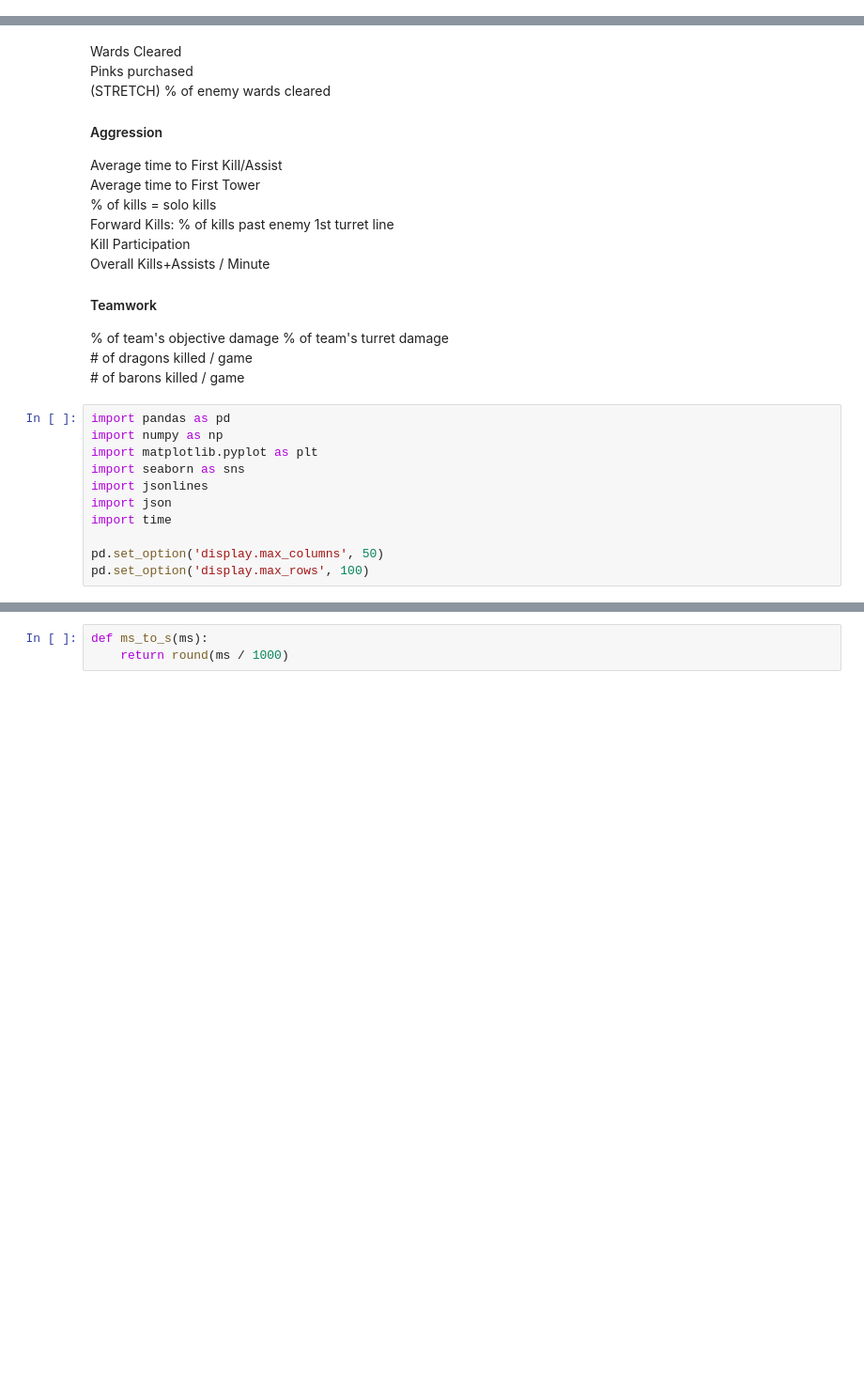
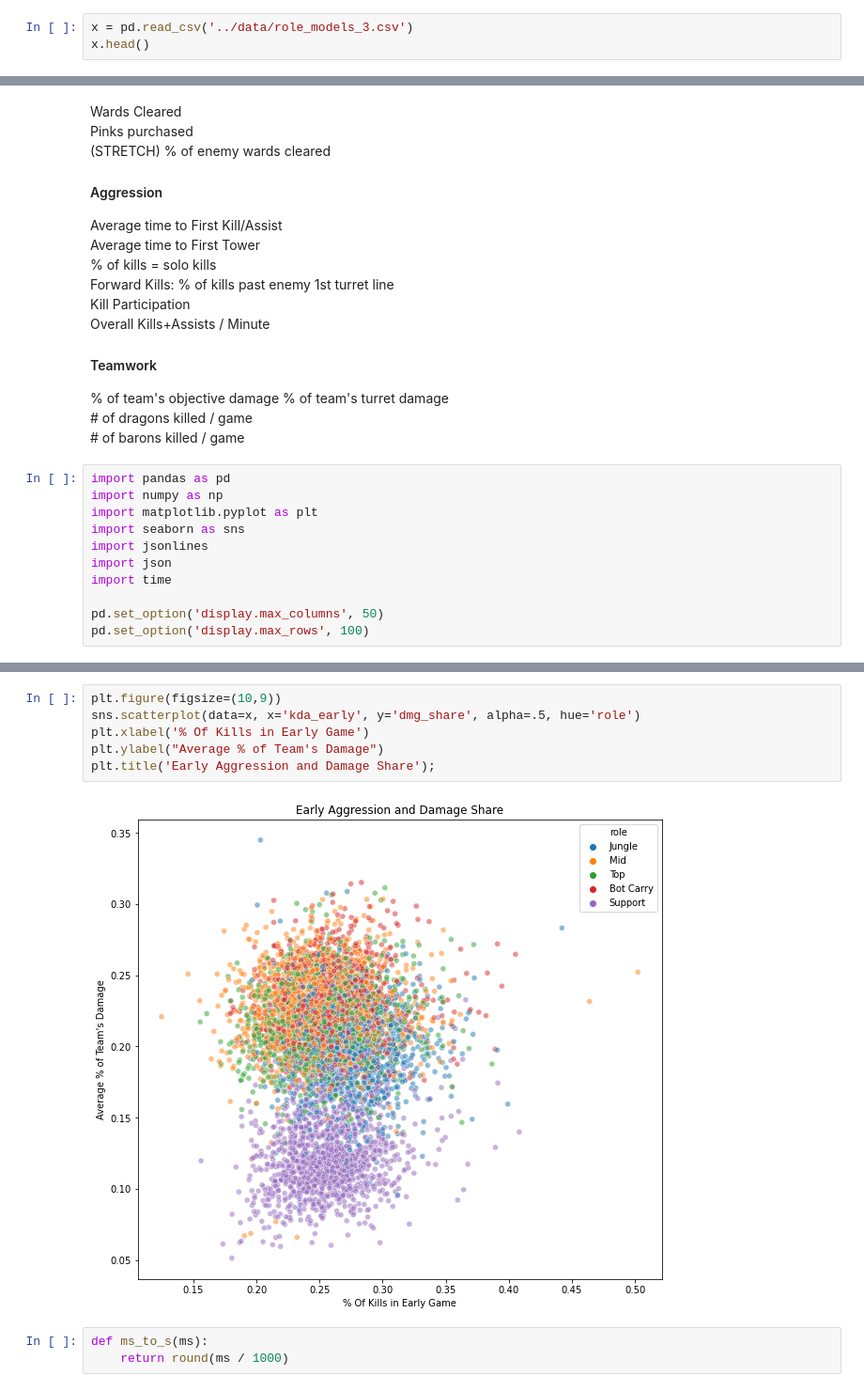
Before and after one commit to gwenrathgeber/lol_role_models_recommender, a Jupyter notebook: code/EDA_and_transformations.ipynb, the cells around one changed output, grey strips where cells are left out. Shown: that part at 94% size. Saved outputs shown, nothing was run; the diff lists cells and outputs as text; blank space fills up the shorter version.

```diff
--- a/code/EDA_and_transformations.ipynb
+++ b/code/EDA_and_transformations.ipynb
@@ -293,0 +334,3 @@ player_df.columns
+# %%
+x = pd.read_csv('../data/role_models_3.csv')
+x.head()
@@ -360,3 +424,11 @@ pd.set_option('display.max_rows', 100)
+# %%
+plt.figure(figsize=(10,9))
+sns.scatterplot(data=x, x='kda_early', y='dmg_share', alpha=.5, hue='role')
+plt.xlabel('% Of Kills in Early Game')
+plt.ylabel("Average % of Team's Damage")
+plt.title('Early Aggression and Damage Share');
+# %% [output]
+[figure, added]
 # %%
 def ms_to_s(ms):
     return round(ms / 1000)
```
Also changed, not shown: parts of 6 cells of this notebook, 4 other files.
